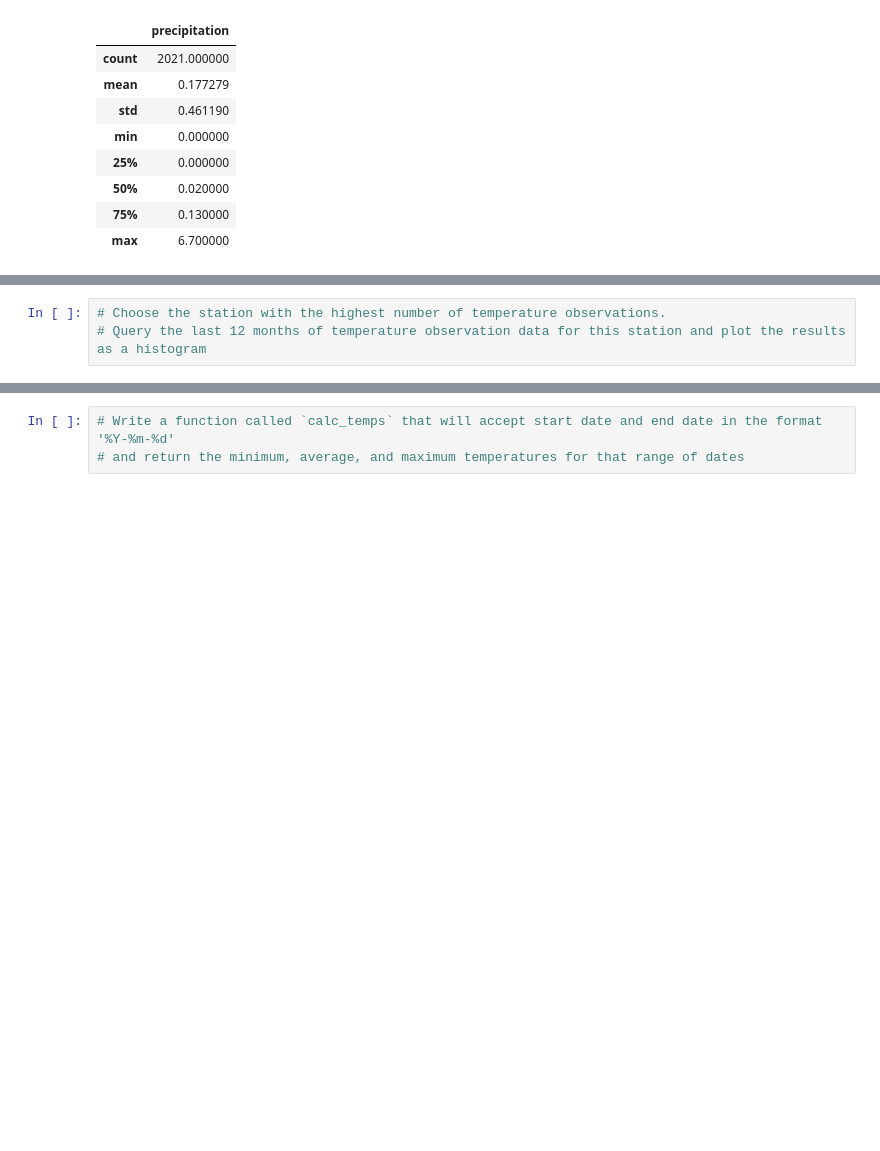
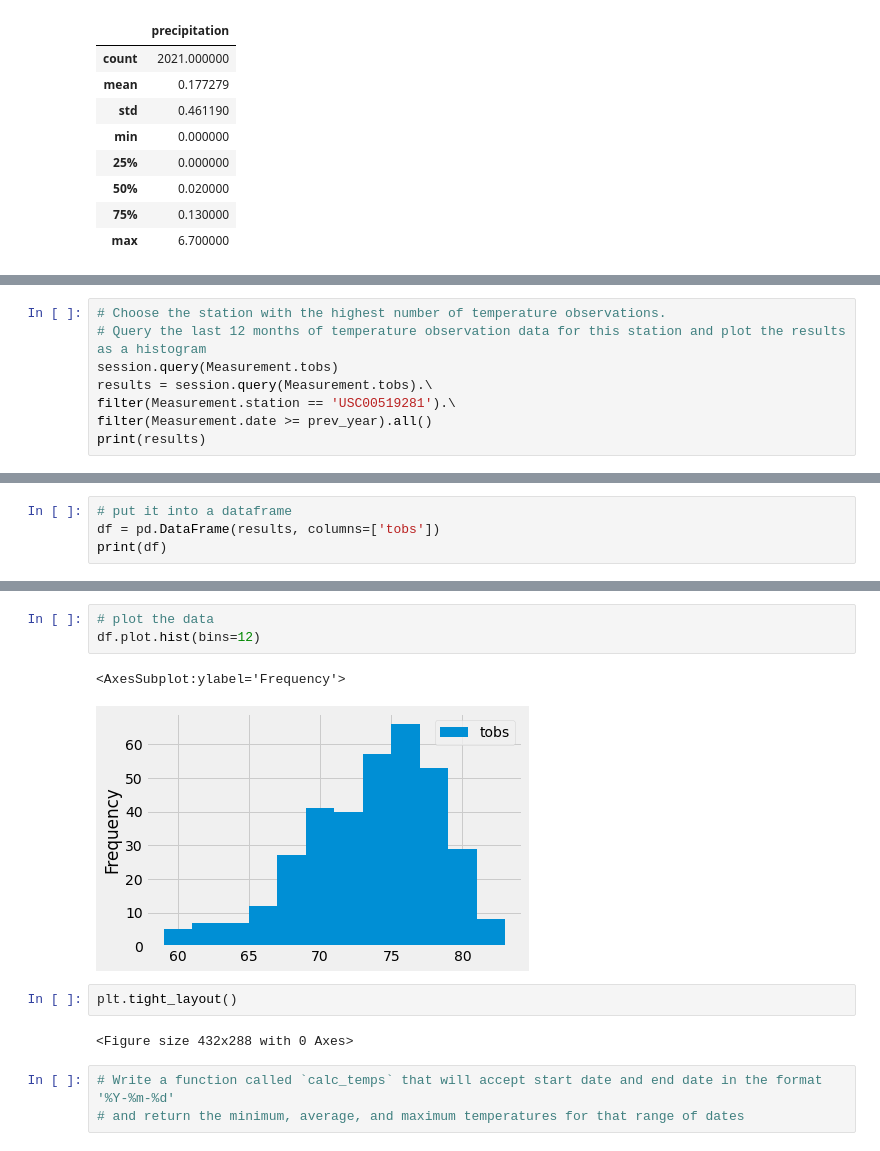
Before and after one commit to austin020269/surfs_up, a Jupyter notebook: climate_analysis.ipynb, the cells around one changed output, grey strips where cells are left out. Cells and saved outputs as stored; diff of their text form; blank space fills up the shorter version.

```diff
--- a/climate_analysis.ipynb
+++ b/climate_analysis.ipynb
@@ -92,3 +113,8 @@ df.describe()
 # %%
 # Choose the station with the highest number of temperature observations.
 # Query the last 12 months of temperature observation data for this station and plot the results as a histogram
+session.query(Measurement.tobs)
+results = session.query(Measurement.tobs).\
+filter(Measurement.station == 'USC00519281').\
+filter(Measurement.date >= prev_year).all()
+print(results)
@@ -94,0 +123,4 @@ df.describe()
+# %%
+# put it into a dataframe
+df = pd.DataFrame(results, columns=['tobs'])
+print(df)
@@ -95,3 +142,13 @@ df.describe()
+# %%
+# plot the data
+df.plot.hist(bins=12)
+# %% [output]
+<AxesSubplot:ylabel='Frequency'>
+[figure, added]
+# %%
+plt.tight_layout()
+# %% [output]
+<Figure size 432x288 with 0 Axes>
 # %%
 # Write a function called `calc_temps` that will accept start date and end date in the format '%Y-%m-%d'
 # and return the minimum, average, and maximum temperatures for that range of dates
```
Also changed, not shown: parts of 5 cells of this notebook.
